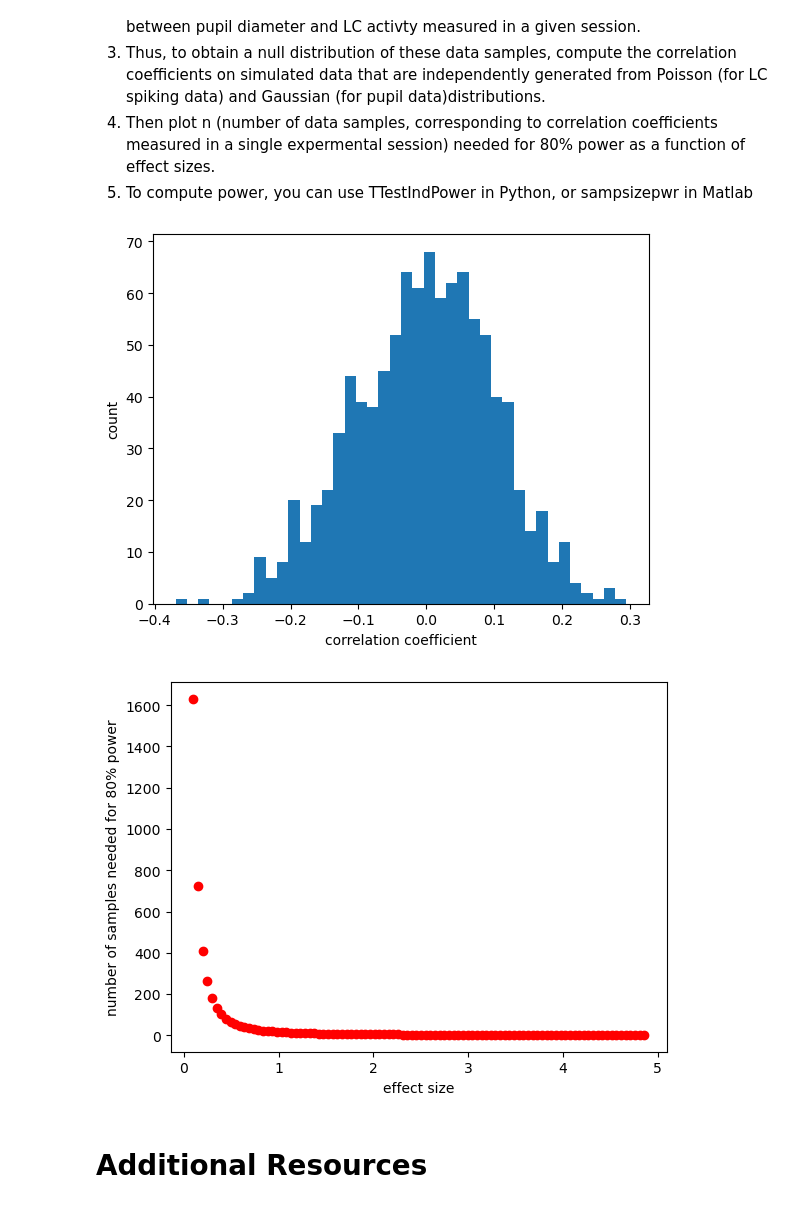
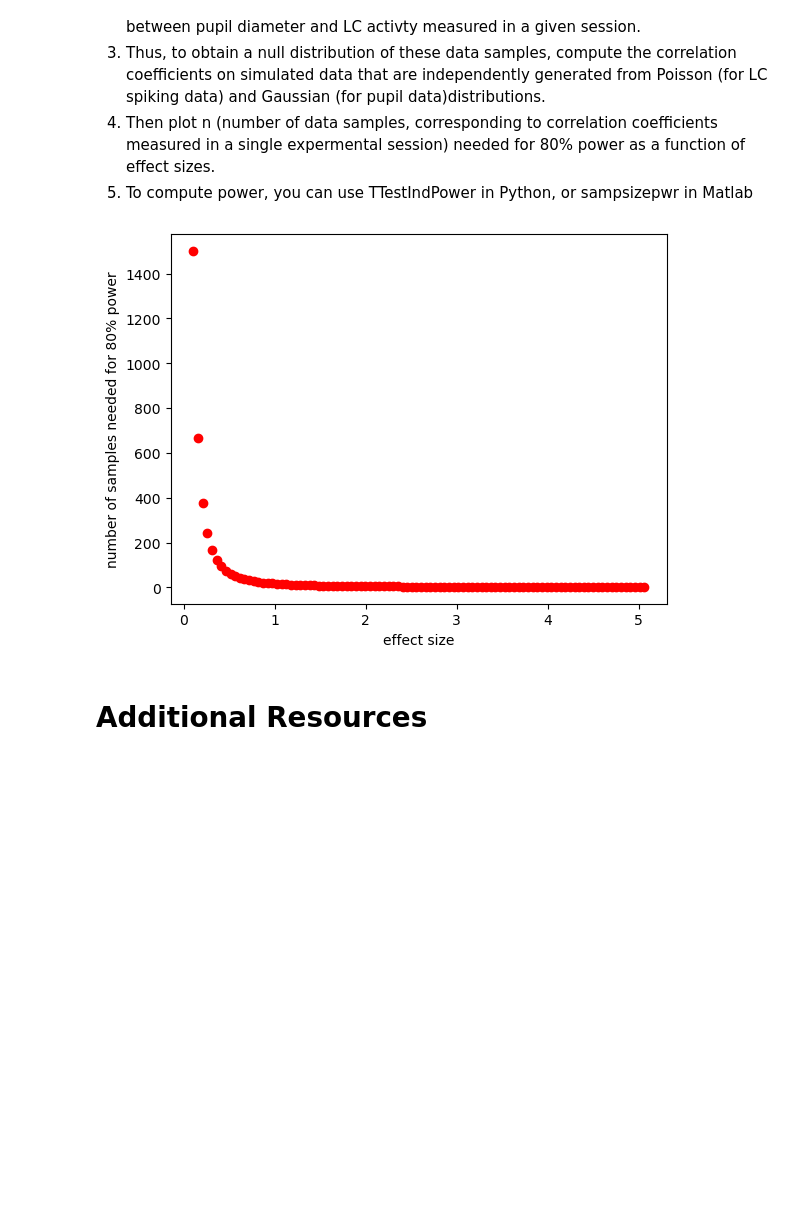
Before and after one commit to JWoolley3/qncCode, a Jupyter notebook: Error Types, P-Values, False-Positive Risk, and Power Analysis.ipynb, the cells around one changed output. Saved outputs shown, nothing was run; the diff lists cells and outputs as text; code cells hidden in the pictures; blank space fills up the shorter version.

```diff
--- a/Error Types, P-Values, False-Positive Risk, and Power Analysis.ipynb
+++ b/Error Types, P-Values, False-Positive Risk, and Power Analysis.ipynb
@@ -288,33 +288,27 @@ Do a post-hoc power analysis to determine the number of data samples needed to a
 # %%
 #make null distribution of correlation coefficients
 N = 1000
 trials_per_session = 100
 correlations = np.zeros(N)
 for idx in range(N):
     pupil_data = np.random.normal(0, 1, trials_per_session)
     lc_data = np.random.poisson(2.5, trials_per_session)
     correlations[idx] = st.spearmanr(pupil_data, lc_data).correlation
 
-plt.hist(correlations, bins = 40)
-plt.xlabel('correlation coefficient')
-plt.ylabel('count')
-plt.show()
-
 power_goal = 0.8
 alpha0 = 0.05
 effect_sizes = np.arange(0.01, 0.5, 0.005)/np.std(correlations)
 n_samples = np.zeros(np.size(effect_sizes))
 analysis = TTestIndPower()
 for idx, val in enumerate(effect_sizes):
     n_samples[idx] = analysis.solve_power(effect_size=val, alpha=alpha0, power=power_goal)
 
 plt.plot(effect_sizes, n_samples, 'o', color='red')
-plt.xlabel('effect size (z-score)')
+plt.xlabel('effect size')
 plt.ylabel('number of samples needed for 80% power')
 plt.show()
 # %% [output]
-[figure, old version]
+[figure, new version]
-[figure, removed]
 # %% [markdown]
 # Additional Resources
 # %% [markdown]
```
